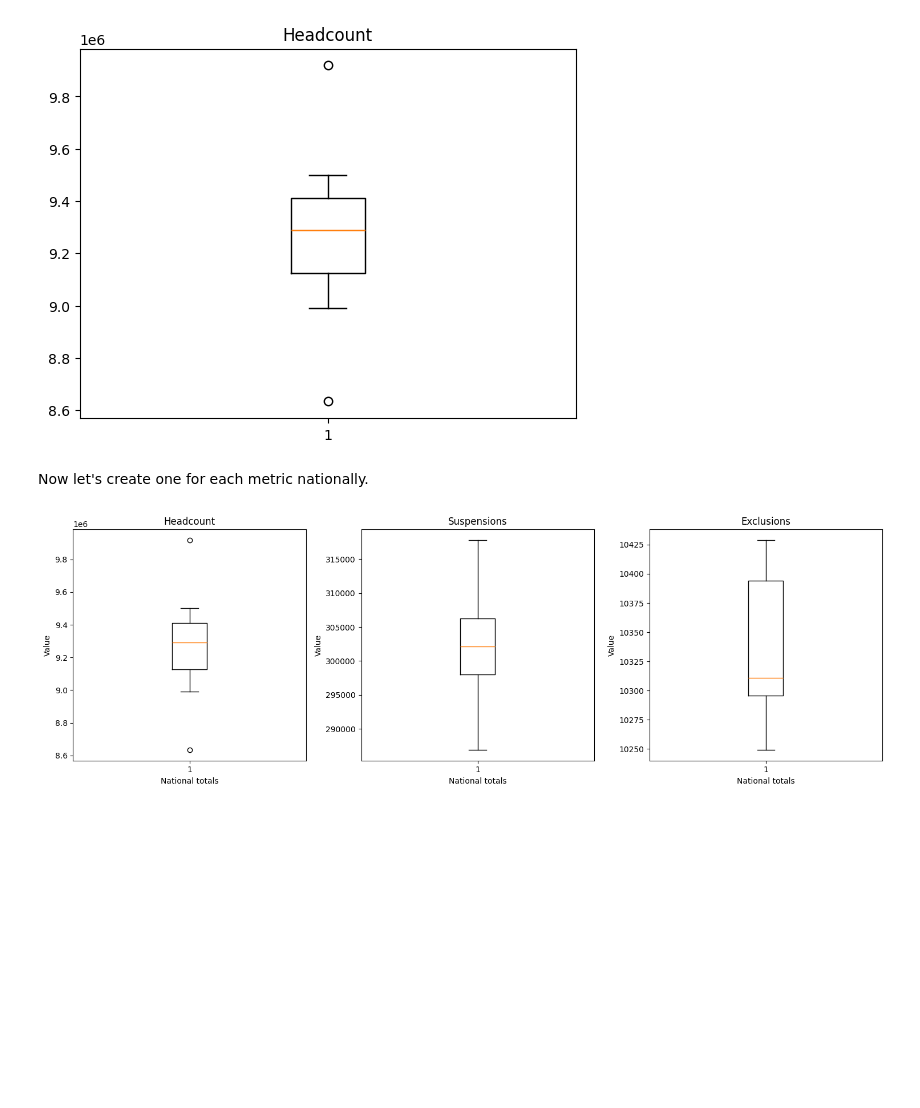
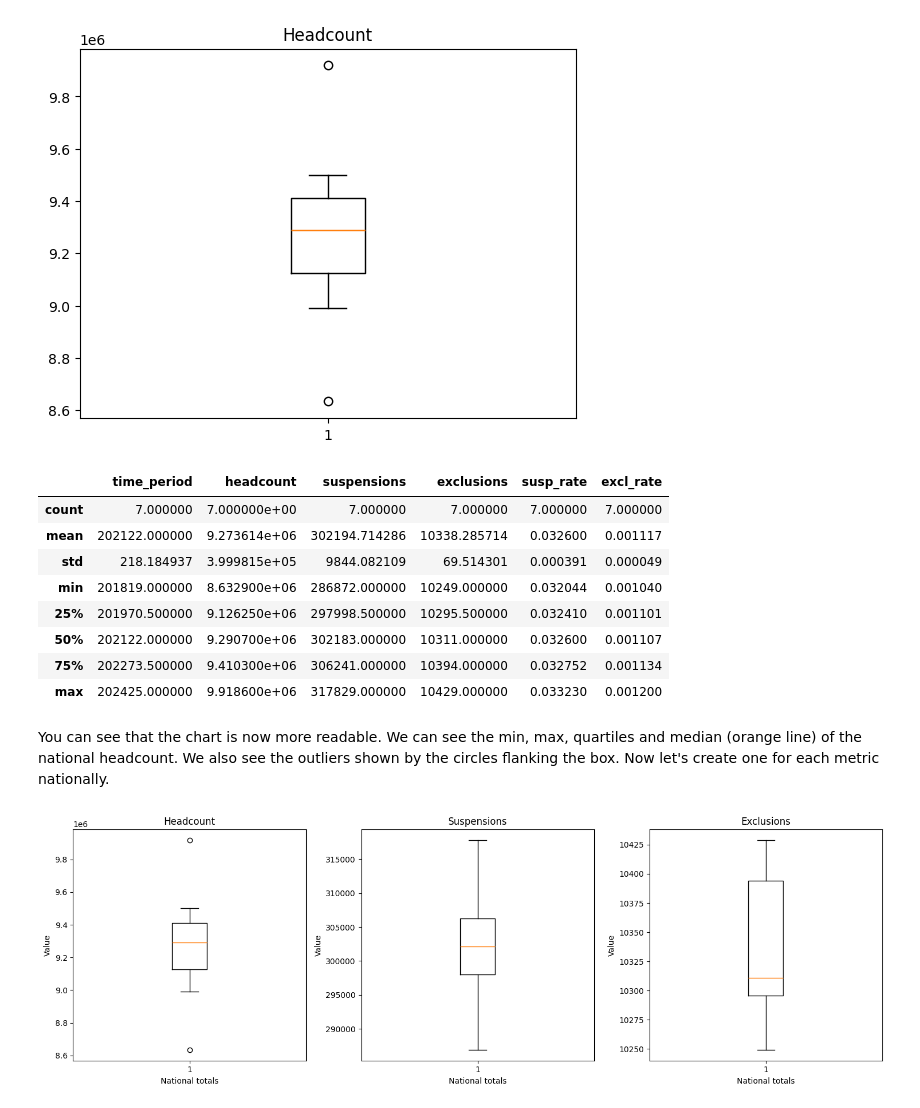
Before and after one commit to mzayeddfe/l6-ifcs-sum1-synthetic-data, a Jupyter notebook: task2-sum1-ifcs.ipynb, the cells around one changed output. Saved outputs shown, nothing was run; the diff lists cells and outputs as text; code cells hidden in the pictures; blank space fills up the shorter version.

```diff
--- a/susp_exc_data_analysis.ipynb
+++ b/task2-sum1-ifcs.ipynb
@@ -585,8 +616,20 @@ plt.title("Headcount")
 plt.show()
 # %% [output]
 [figure]
+# %%
+filtered.describe()
+# %% [output]
+|  | time_period | headcount | suspensions | exclusions | susp_rate | excl_rate |
+| count | 7.000000 | 7.000000e+00 | 7.000000 | 7.000000 | 7.000000 | 7.000000 |
+| mean | 202122.000000 | 9.273614e+06 | 302194.714286 | 10338.285714 | 0.032600 | 0.001117 |
+| std | 218.184937 | 3.999815e+05 | 9844.082109 | 69.514301 | 0.000391 | 0.000049 |
+| min | 201819.000000 | 8.632900e+06 | 286872.000000 | 10249.000000 | 0.032044 | 0.001040 |
+| 25% | 201970.500000 | 9.126250e+06 | 297998.500000 | 10295.500000 | 0.032410 | 0.001101 |
+| 50% | 202122.000000 | 9.290700e+06 | 302183.000000 | 10311.000000 | 0.032600 | 0.001107 |
+| 75% | 202273.500000 | 9.410300e+06 | 306241.000000 | 10394.000000 | 0.032752 | 0.001134 |
+| max | 202425.000000 | 9.918600e+06 | 317829.000000 | 10429.000000 | 0.033230 | 0.001200 |
 # %% [markdown]
-Now let's create one for each metric nationally.
+You can see that the chart is now more readable. We can see the min, max, quartiles and median (orange line) of the national headcount. We also see the outliers shown by the circles flanking the box. Now let's create one for each metric nationally.
 # %%
 #create subplots
 fig, axs = plt.subplots(1,3,figsize=(15,5))
```
Also changed, not shown: parts of 19 cells of this notebook, 2 other files.
